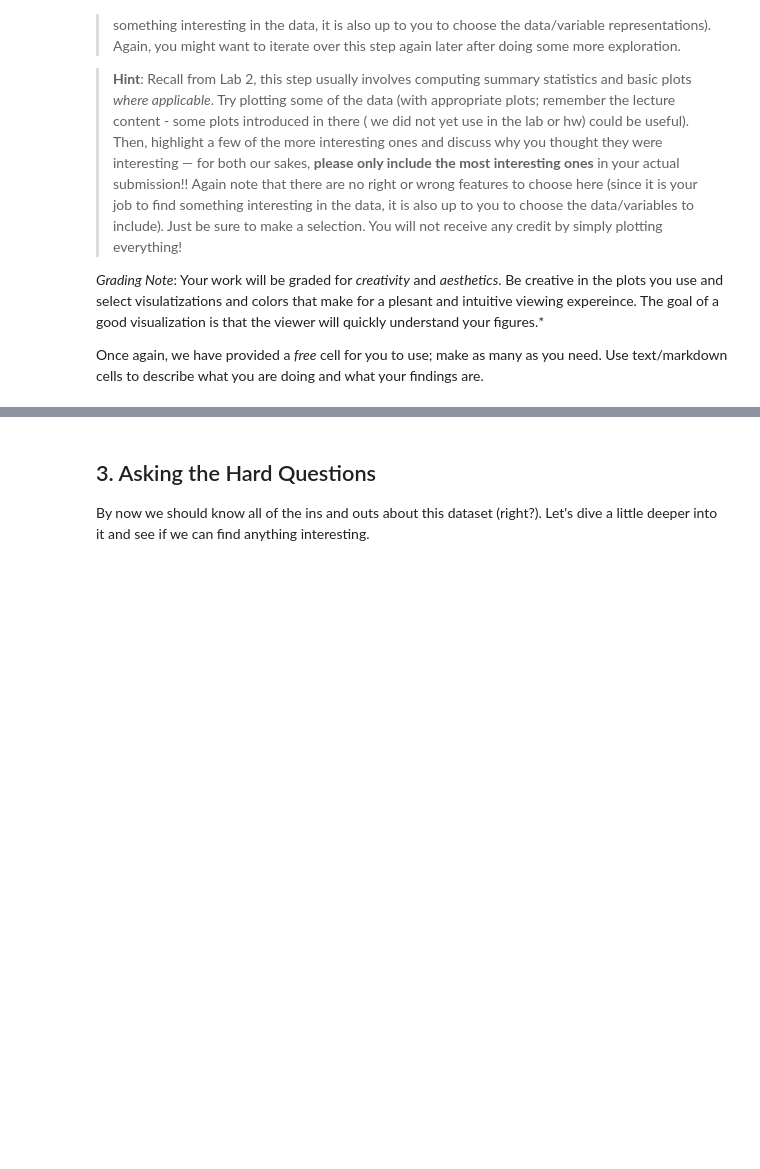
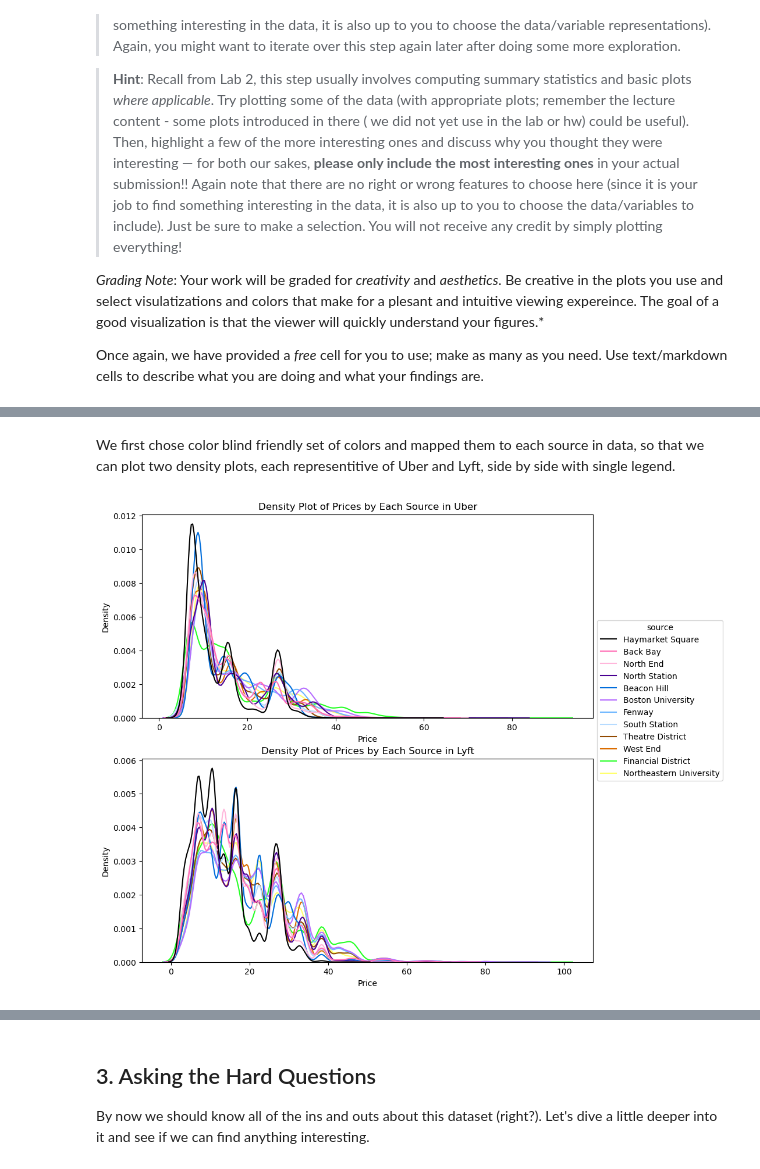
Before and after one commit to jumonlala/217_final_project, a Jupyter notebook: hw6.ipynb, the cells around one changed output, grey strips where cells are left out. Cells and saved outputs as stored; diff of their text form; code cells hidden in the pictures; blank space fills up the shorter version.

```diff
--- a/hw6.ipynb
+++ b/hw6.ipynb
@@ -467,0 +299,25 @@ Name: name, dtype: int64
+# %%
+color_blind_free = ["#000000","#ff6db6","#ffb6db","#490092","#006ddb","#b66dff","#6db6ff","#b6dbff","#924900","#db6d00","#24ff24","#ffff6d"]
+source_colors = dict(zip(clean_data['source'].unique(), color_blind_free))
+# %% [markdown]
+We first chose color blind friendly set of colors and mapped them to each source in data, so that we can plot two density plots, each representitive of Uber and Lyft, side by side with single legend.
+# %%
+plt.figure(figsize = (10,10))
+plt.subplot(211)
+uber_specific = clean_data[clean_data['cab_type']=='Uber']
+uber_deplot = sns.kdeplot(data = uber_specific, x = 'price', hue = 'source', palette = source_colors, hue_order = clean_data['source'].unique())
+plt.title("Density Plot of Prices by Each Source in Uber")
+plt.xlabel("Price")
+plt.ylabel("Density")
+sns.move_legend(uber_deplot, "upper left", bbox_to_anchor=(1, 0.5))
+
+
+plt.subplot(212)
+lyft_specific = clean_data[clean_data['cab_type']=='Lyft']
+sns.kdeplot(data = lyft_specific, x = 'price', hue = 'source', palette = source_colors, hue_order = clean_data['source'].unique(), legend = False)
+plt.title("Density Plot of Prices by Each Source in Lyft")
+plt.xlabel("Price")
+plt.ylabel("Density")
+plt.show()
+# %% [output]
+[figure, added]
```
Also changed, not shown: parts of 91 cells of this notebook.
